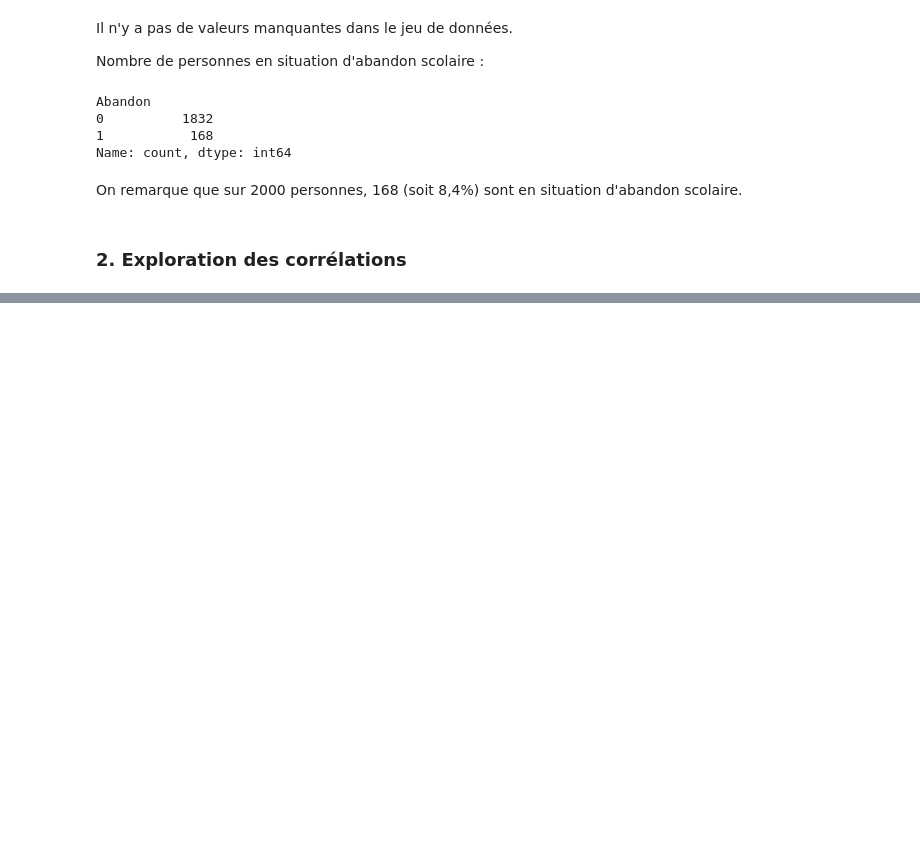
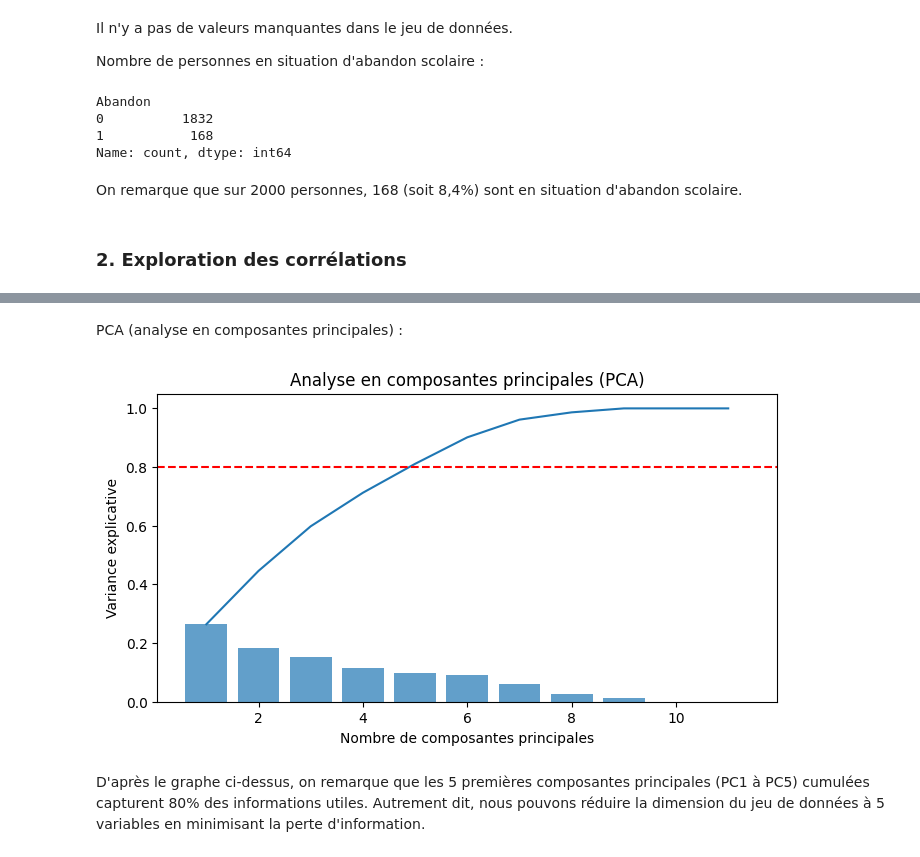
Before and after one commit to vbounmy/MiniProjetML, a Jupyter notebook: main.ipynb, the cells around one changed output, grey strips where cells are left out. Saved outputs shown, nothing was run; the diff lists cells and outputs as text; code cells hidden in the pictures; blank space fills up the shorter version.

```diff
--- a/main.ipynb
+++ b/main.ipynb
@@ -71,3 +93,8 @@ pipeline = Pipeline(steps=[
+# %%
+standard_scaler_object = StandardScaler()
+normalized_problem = standard_scaler_object.fit_transform(problem_transformed)
+
+X_train, X_test, y_train, y_test = train_test_split(normalized_problem, target, random_state=42)
 # %% [markdown]
 Vérification des valeurs manquantes :
 # %%
@@ -98,0 +146,21 @@ On remarque que sur 2000 personnes, 168 (soit 8,4%) sont en situation d'abandon
+# %% [markdown]
+PCA (analyse en composantes principales) :
+# %%
+pca_object = PCA()
+principal_components = pca_object.fit_transform(normalized_problem)
+
+explained_variance = pca_object.explained_variance_ratio_
+cumulative_variance = numpy.cumsum(explained_variance)
+
+plt.figure(figsize=(8,4))
+plt.bar(range(1, len(explained_variance) + 1), explained_variance, alpha=0.7, label='explained_variance')
+plt.plot(range(1, len(cumulative_variance) +1), cumulative_variance, label='cumulative_variance')
+plt.axhline(y=0.8, color="red", linestyle="--", label="80% d'information utile")
+plt.title("Analyse en composantes principales (PCA)")
+plt.xlabel("Nombre de composantes principales")
+plt.ylabel("Variance explicative")
+plt.show()
+# %% [output]
+[figure, added]
+# %% [markdown]
+D'après le graphe ci-dessus, on remarque que les 5 premières composantes principales (PC1 à PC5) cumulées capturent 80% des informations utiles. Autrement dit, nous pouvons réduire la dimension du jeu de données à 5 variables en minimisant la perte d'information.
```
Also changed, not shown: parts of 6 cells of this notebook.
